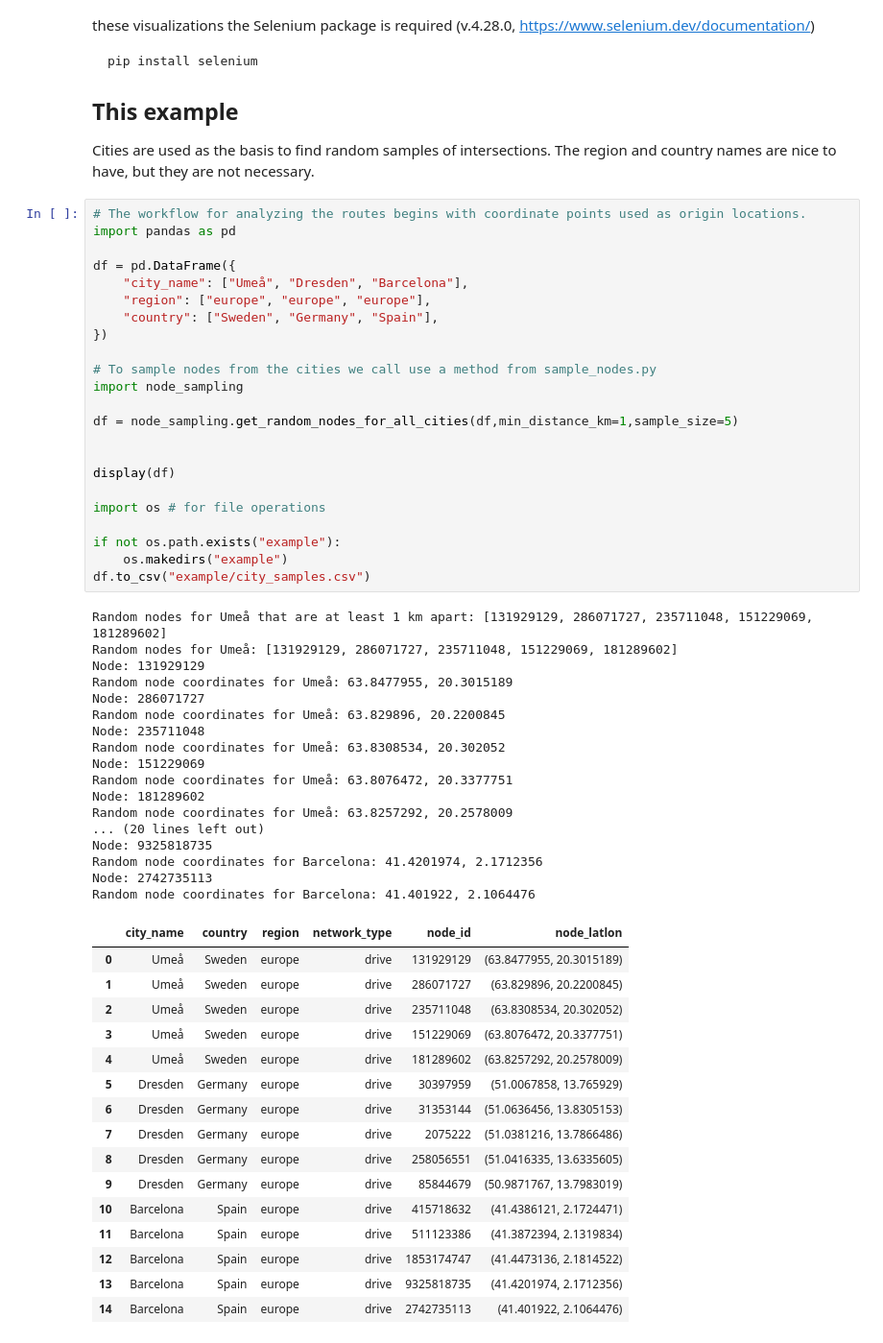
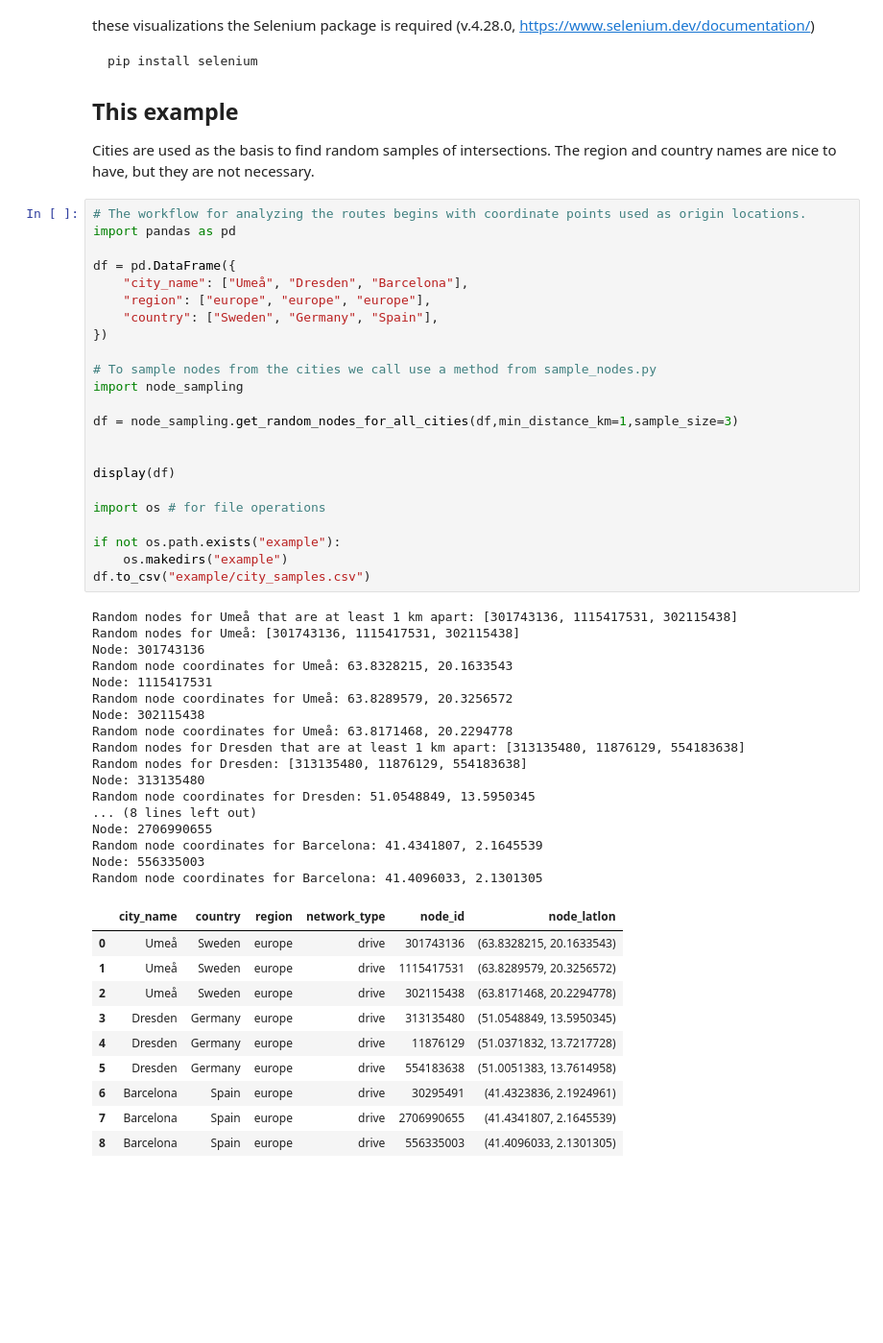
Before and after one commit to ArvHor/perceived-route-complexity, a Jupyter notebook: example.ipynb, the cells around one changed output. Shown at 96% size. Drawn from its saved outputs; the diff is of its cells as text; blank space fills up the shorter version.

```diff
--- a/example.ipynb
+++ b/example.ipynb
@@ -24,60 +24,54 @@ Cities are used as the basis to find random samples of intersections. The region
 # %%
 # The workflow for analyzing the routes begins with coordinate points used as origin locations.
 import pandas as pd
 
 df = pd.DataFrame({
     "city_name": ["Umeå", "Dresden", "Barcelona"],
     "region": ["europe", "europe", "europe"],
     "country": ["Sweden", "Germany", "Spain"],
 })
 
 # To sample nodes from the cities we call use a method from sample_nodes.py
 import node_sampling
 
-df = node_sampling.get_random_nodes_for_all_cities(df,min_distance_km=1,sample_size=5)
+df = node_sampling.get_random_nodes_for_all_cities(df,min_distance_km=1,sample_size=3)
 
 
 display(df)
 
 import os # for file operations
 
 if not os.path.exists("example"):
     os.makedirs("example")
 df.to_csv("example/city_samples.csv")
 # %% [output]
-Random nodes for Umeå that are at least 1 km apart: [131929129, 286071727, 235711048, 151229069, 181289602]
-Random nodes for Umeå: [131929129, 286071727, 235711048, 151229069, 181289602]
-Node: 131929129
-Random node coordinates for Umeå: 63.8477955, 20.3015189
-Node: 286071727
-Random node coordinates for Umeå: 63.829896, 20.2200845
-Node: 235711048
-Random node coordinates for Umeå: 63.8308534, 20.302052
-Node: 151229069
-Random node coordinates for Umeå: 63.8076472, 20.3377751
-Node: 181289602
-Random node coordinates for Umeå: 63.8257292, 20.2578009
-... (20 lines left out)
-Node: 9325818735
-Random node coordinates for Barcelona: 41.4201974, 2.1712356
-Node: 2742735113
-Random node coordinates for Barcelona: 41.401922, 2.1064476
+Random nodes for Umeå that are at least 1 km apart: [301743136, 1115417531, 302115438]
+Random nodes for Umeå: [301743136, 1115417531, 302115438]
+Node: 301743136
+Random node coordinates for Umeå: 63.8328215, 20.1633543
+Node: 1115417531
+Random node coordinates for Umeå: 63.8289579, 20.3256572
+Node: 302115438
+Random node coordinates for Umeå: 63.8171468, 20.2294778
+Random nodes for Dresden that are at least 1 km apart: [313135480, 11876129, 554183638]
+Random nodes for Dresden: [313135480, 11876129, 554183638]
+Node: 313135480
+Random node coordinates for Dresden: 51.0548849, 13.5950345
+... (8 lines left out)
+Node: 2706990655
+Random node coordinates for Barcelona: 41.4341807, 2.1645539
+Node: 556335003
+Random node coordinates for Barcelona: 41.4096033, 2.1301305
 |  | city_name | country | region | network_type | node_id | node_latlon |
-| 0 | Umeå | Sweden | europe | drive | 131929129 | (63.8477955, 20.3015189) |
-| 1 | Umeå | Sweden | europe | drive | 286071727 | (63.829896, 20.2200845) |
-| 2 | Umeå | Sweden | europe | drive | 235711048 | (63.8308534, 20.302052) |
-| 3 | Umeå | Sweden | europe | drive | 151229069 | (63.8076472, 20.3377751) |
-| 4 | Umeå | Sweden | europe | drive | 181289602 | (63.8257292, 20.2578009) |
-| 5 | Dresden | Germany | europe | drive | 30397959 | (51.0067858, 13.765929) |
-| 6 | Dresden | Germany | europe | drive | 31353144 | (51.0636456, 13.8305153) |
-| 7 | Dresden | Germany | europe | drive | 2075222 | (51.0381216, 13.7866486) |
-| 8 | Dresden | Germany | europe | drive | 258056551 | (51.0416335, 13.6335605) |
-| 9 | Dresden | Germany | europe | drive | 85844679 | (50.9871767, 13.7983019) |
-| 10 | Barcelona | Spain | europe | drive | 415718632 | (41.4386121, 2.1724471) |
-| 11 | Barcelona | Spain | europe | drive | 511123386 | (41.3872394, 2.1319834) |
-| 12 | Barcelona | Spain | europe | drive | 1853174747 | (41.4473136, 2.1814522) |
-| 13 | Barcelona | Spain | europe | drive | 9325818735 | (41.4201974, 2.1712356) |
-| 14 | Barcelona | Spain | europe | drive | 2742735113 | (41.401922, 2.1064476) |
+| 0 | Umeå | Sweden | europe | drive | 301743136 | (63.8328215, 20.1633543) |
+| 1 | Umeå | Sweden | europe | drive | 1115417531 | (63.8289579, 20.3256572) |
+| 2 | Umeå | Sweden | europe | drive | 302115438 | (63.8171468, 20.2294778) |
+| 3 | Dresden | Germany | europe | drive | 313135480 | (51.0548849, 13.5950345) |
+| 4 | Dresden | Germany | europe | drive | 11876129 | (51.0371832, 13.7217728) |
+| 5 | Dresden | Germany | europe | drive | 554183638 | (51.0051383, 13.7614958) |
+| 6 | Barcelona | Spain | europe | drive | 30295491 | (41.4323836, 2.1924961) |
+| 7 | Barcelona | Spain | europe | drive | 2706990655 | (41.4341807, 2.1645539) |
+| 8 | Barcelona | Spain | europe | drive | 556335003 | (41.4096033, 2.1301305) |
 # %%
 from origin_graph import origin_graph # for creating the origin graph object
 import os # for file operations
```
Also changed, not shown: parts of 5 cells of this notebook, 4 other files.
